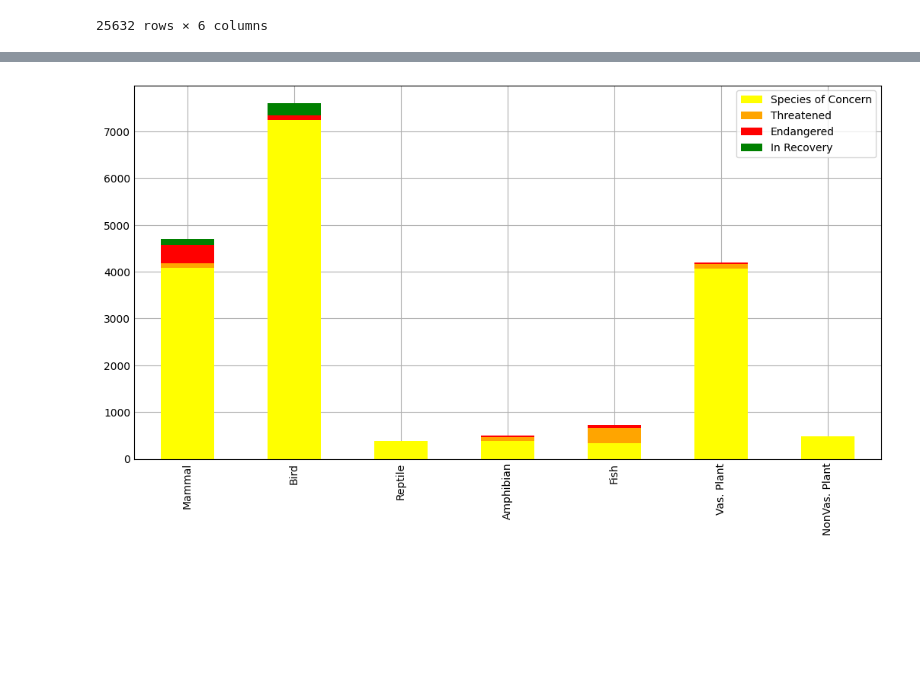
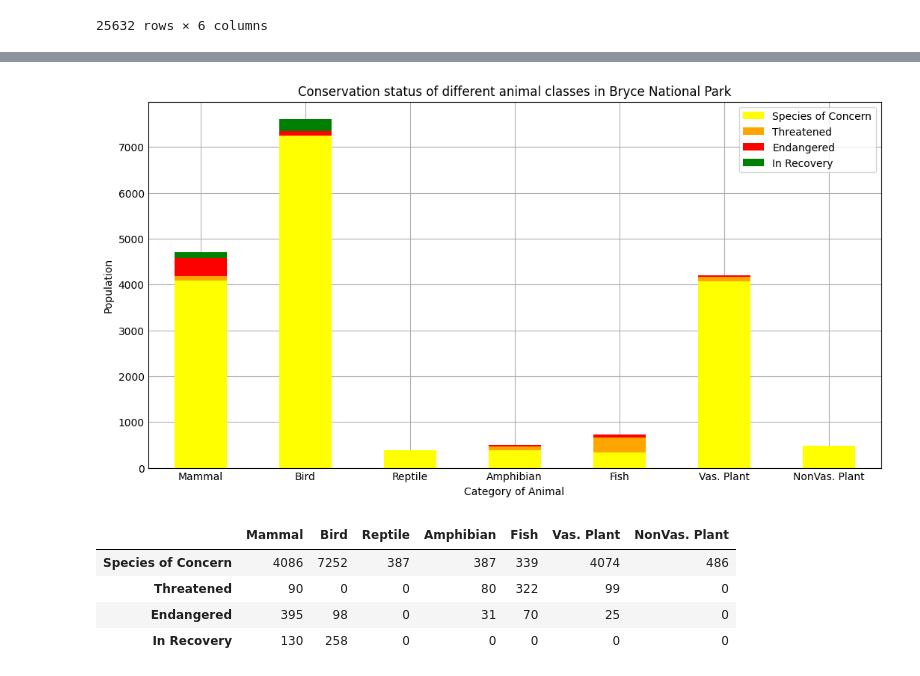
Before and after one commit to iporchet/Biodiversity-Analysis, a Jupyter notebook: biodiversity.ipynb, the cells around one changed output, grey strips where cells are left out. Saved outputs shown, nothing was run; the diff lists cells and outputs as text; code cells hidden in the pictures; blank space fills up the shorter version.

```diff
--- a/biodiversity.ipynb
+++ b/biodiversity.ipynb
@@ -129,21 +160,30 @@ plt.show()
 # %%
+#Graph of conservation status across categories of Bryce National Park
 Bryce={'Mammal':{'Species of Concern': 0, 'Threatened':0, 'Endangered':0, 'In Recovery':0},
        'Bird':{'Species of Concern': 0, 'Threatened':0, 'Endangered':0, 'In Recovery':0},
        'Reptile':{'Species of Concern': 0, 'Threatened':0, 'Endangered':0, 'In Recovery':0},
        'Amphibian':{'Species of Concern': 0, 'Threatened':0, 'Endangered':0, 'In Recovery':0},
        'Fish':{'Species of Concern': 0, 'Threatened':0, 'Endangered':0, 'In Recovery':0},
        'Vas. Plant':{'Species of Concern': 0, 'Threatened':0, 'Endangered':0, 'In Recovery':0},
        'NonVas. Plant':{'Species of Concern': 0, 'Threatened':0, 'Endangered':0, 'In Recovery':0}}
 
 
 for index, row in inner_merge_df.iterrows():
        if row[1] == 'Bryce National Park':
               if row[5] != 'NaN':
                      Bryce[row[3]][row[5]] += row[2]
 
 df1 = pd.DataFrame(Bryce)
-df1.transpose().plot(kind='bar', stacked=True, figsize=(10,5), color=colors)
+ax = df1.transpose().plot(kind='bar', stacked=True, figsize=(10,5), color=colors, title='Conservation status of different animal classes in Bryce National Park', rot=0)
+ax.set_xlabel('Category of Animal')
+ax.set_ylabel('Population')
 
 plt.show()
+df1
 # %% [output]
-[figure, old version]
+[figure, new version]
+|  | Mammal | Bird | Reptile | Amphibian | Fish | Vas. Plant | NonVas. Plant |
+| Species of Concern | 4086 | 7252 | 387 | 387 | 339 | 4074 | 486 |
+| Threatened | 90 | 0 | 0 | 80 | 322 | 99 | 0 |
+| Endangered | 395 | 98 | 0 | 31 | 70 | 25 | 0 |
+| In Recovery | 130 | 258 | 0 | 0 | 0 | 0 | 0 |
```
Also changed, not shown: parts of 5 cells of this notebook.
